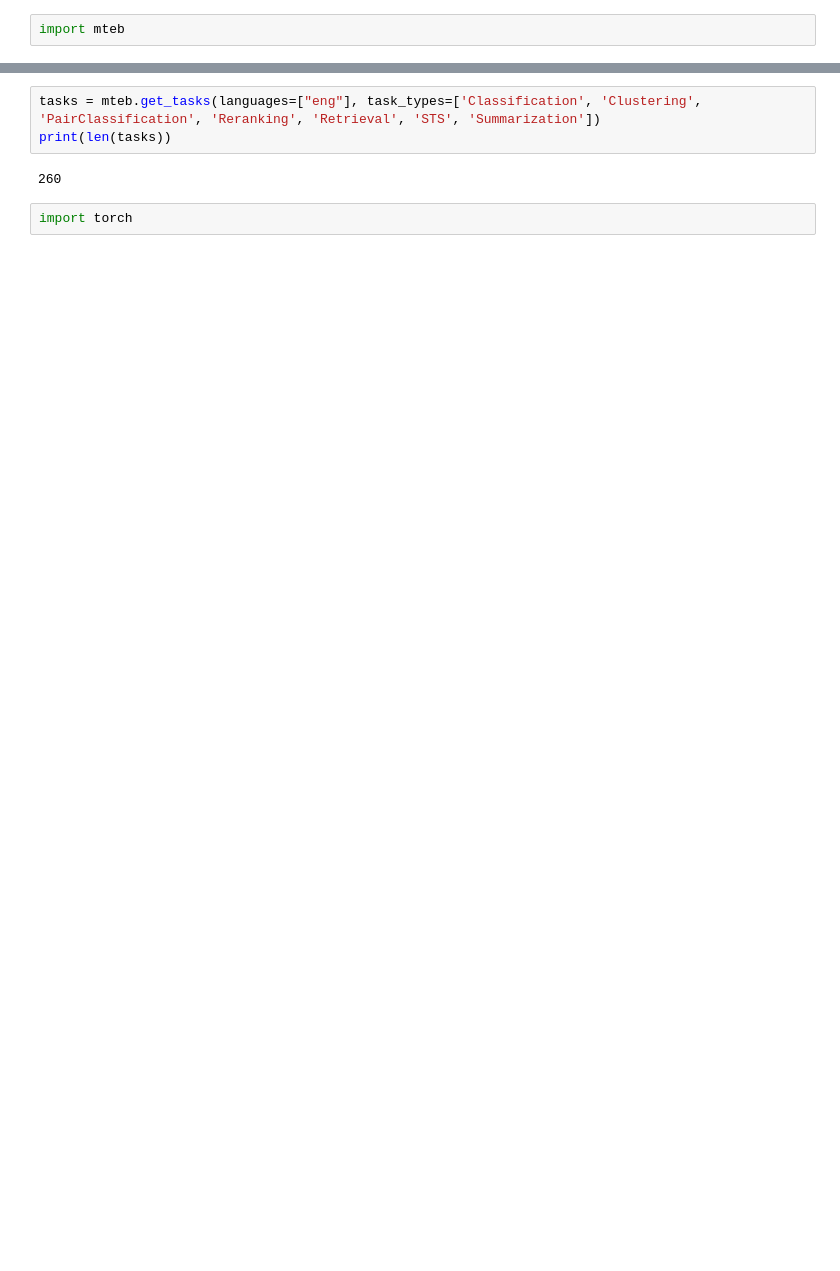
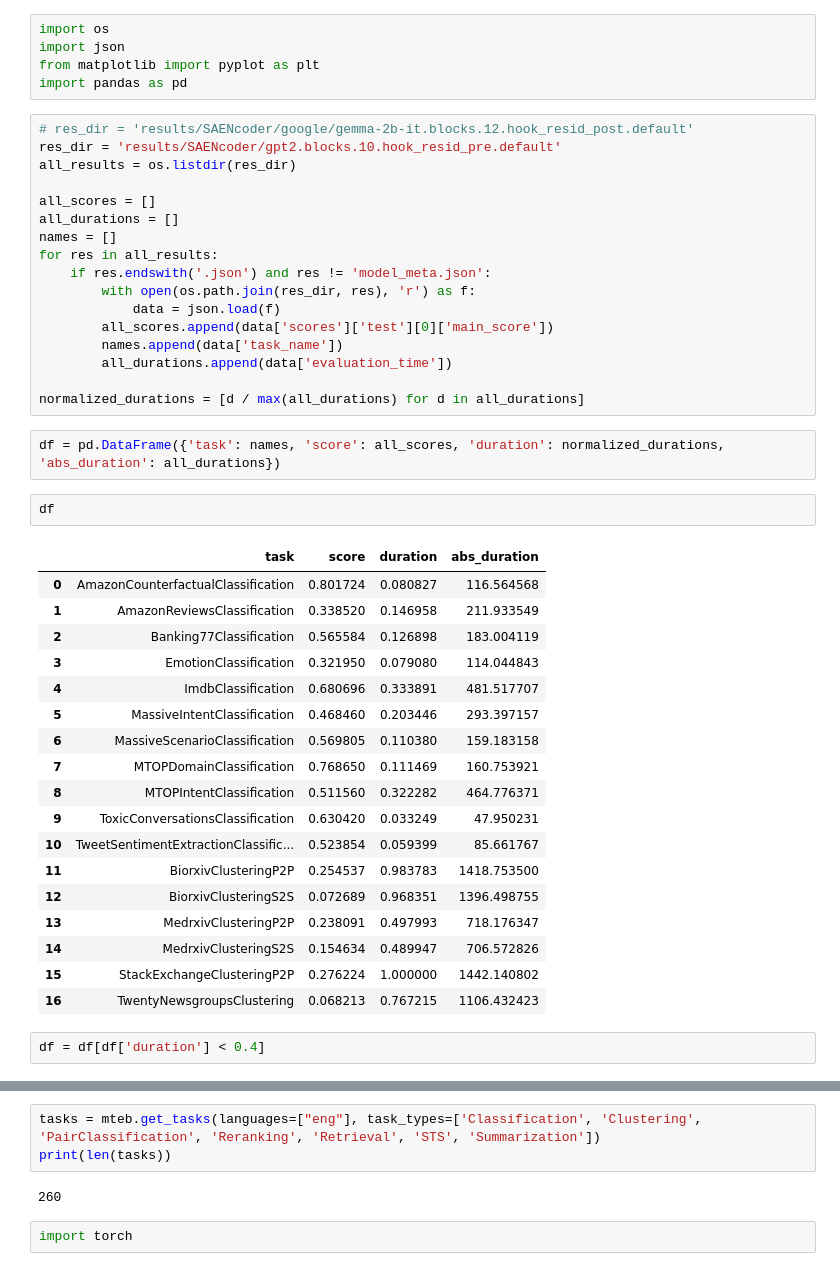
Before and after one commit to Lewington-pitsos/mteb, a Jupyter notebook: pad.ipynb, the cells around one changed output, grey strips where cells are left out. Cells and saved outputs as stored; diff of their text form; blank space fills up the shorter version.

Commit message:
assess gemma

```diff
--- a/pad.ipynb
+++ b/pad.ipynb
@@ -1,2 +1,47 @@
-# %%
-import mteb
+# %%
+import os
+import json
+from matplotlib import pyplot as plt
+import pandas as pd
+# %%
+# res_dir = 'results/SAENcoder/google/gemma-2b-it.blocks.12.hook_resid_post.default'
+res_dir = 'results/SAENcoder/gpt2.blocks.10.hook_resid_pre.default'
+all_results = os.listdir(res_dir)
+
+all_scores = []
+all_durations = []
+names = []
+for res in all_results:
+    if res.endswith('.json') and res != 'model_meta.json':
+        with open(os.path.join(res_dir, res), 'r') as f:
+            data = json.load(f)
+        all_scores.append(data['scores']['test'][0]['main_score'])
+        names.append(data['task_name'])
+        all_durations.append(data['evaluation_time'])
+
+normalized_durations = [d / max(all_durations) for d in all_durations]
+# %%
+df = pd.DataFrame({'task': names, 'score': all_scores, 'duration': normalized_durations, 'abs_duration': all_durations})
+# %%
+df
+# %% [output]
+|  | task | score | duration | abs_duration |
+| 0 | AmazonCounterfactualClassification | 0.801724 | 0.080827 | 116.564568 |
+| 1 | AmazonReviewsClassification | 0.338520 | 0.146958 | 211.933549 |
+| 2 | Banking77Classification | 0.565584 | 0.126898 | 183.004119 |
+| 3 | EmotionClassification | 0.321950 | 0.079080 | 114.044843 |
+| 4 | ImdbClassification | 0.680696 | 0.333891 | 481.517707 |
+| 5 | MassiveIntentClassification | 0.468460 | 0.203446 | 293.397157 |
+| 6 | MassiveScenarioClassification | 0.569805 | 0.110380 | 159.183158 |
+| 7 | MTOPDomainClassification | 0.768650 | 0.111469 | 160.753921 |
+| 8 | MTOPIntentClassification | 0.511560 | 0.322282 | 464.776371 |
+| 9 | ToxicConversationsClassification | 0.630420 | 0.033249 | 47.950231 |
+| 10 | TweetSentimentExtractionClassific... | 0.523854 | 0.059399 | 85.661767 |
+| 11 | BiorxivClusteringP2P | 0.254537 | 0.983783 | 1418.753500 |
+| 12 | BiorxivClusteringS2S | 0.072689 | 0.968351 | 1396.498755 |
+| 13 | MedrxivClusteringP2P | 0.238091 | 0.497993 | 718.176347 |
+| 14 | MedrxivClusteringS2S | 0.154634 | 0.489947 | 706.572826 |
+| 15 | StackExchangeClusteringP2P | 0.276224 | 1.000000 | 1442.140802 |
+| 16 | TwentyNewsgroupsClustering | 0.068213 | 0.767215 | 1106.432423 |
+# %%
+df = df[df['duration'] < 0.4]
```
Also changed, not shown: parts of 6 cells of this notebook, 2 other files.
